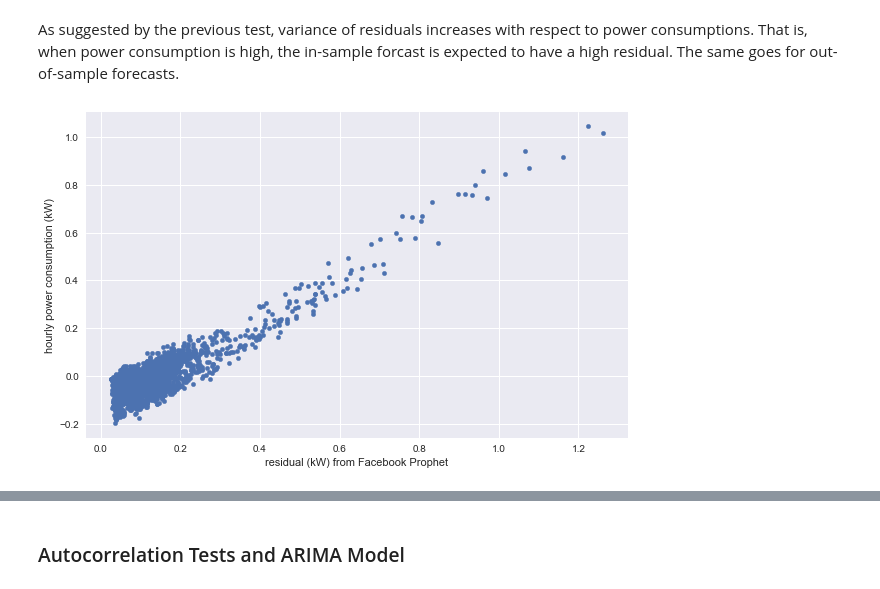
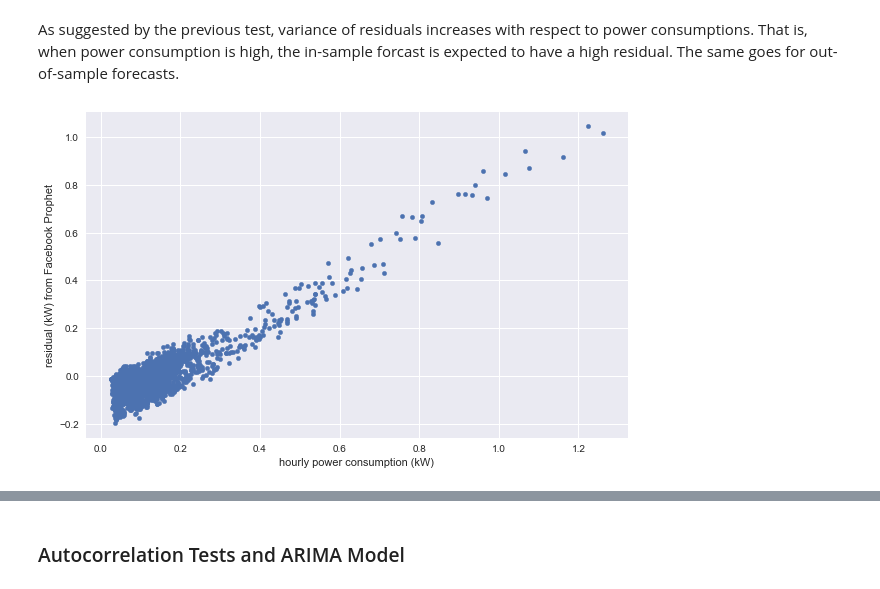
Before and after one commit to edxu96/elec_consumption, a Jupyter notebook: 01_forecast.ipynb, the cells around one changed output, grey strips where cells are left out. Drawn from its saved outputs; the diff is of its cells as text; code cells hidden in the pictures.

```diff
--- a/01_forecast.ipynb
+++ b/01_forecast.ipynb
@@ -340,7 +362,7 @@ True
 As suggested by the previous test, variance of residuals increases with respect to power consumptions. That is, when power consumption is high, the in-sample forcast is expected to have a high residual. The same goes for out-of-sample forecasts.
 # %%
 ax = data['zeroHourFbResid'].plot(x='y', y='resid', kind='scatter');
-ax.set_xlabel("residual (kW) from Facebook Prophet");
-ax.set_ylabel("hourly power consumption (kW)");
+ax.set_ylabel("residual (kW) from Facebook Prophet");
+ax.set_xlabel("hourly power consumption (kW)");
 # %% [output]
-[figure, old version]
+[figure, new version]
```
Also changed, not shown: parts of 16 cells of this notebook, 1 other file.
